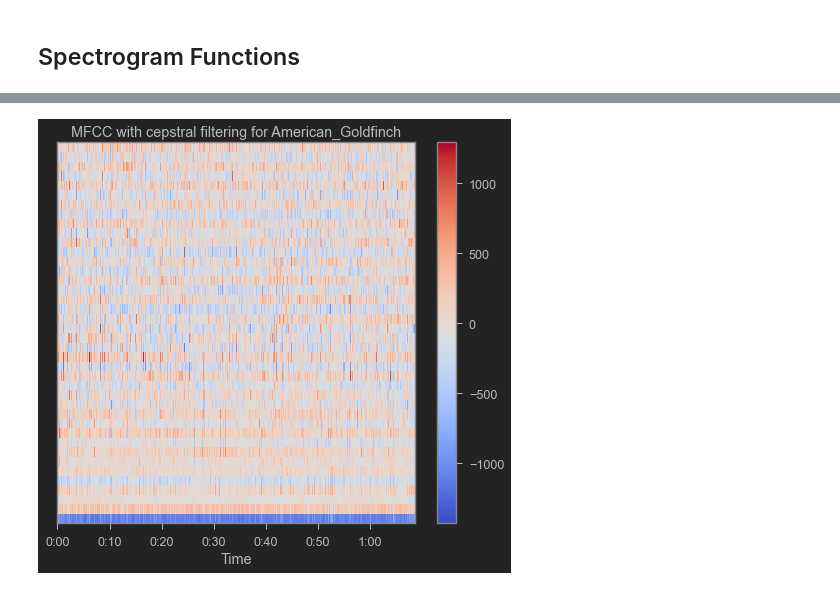
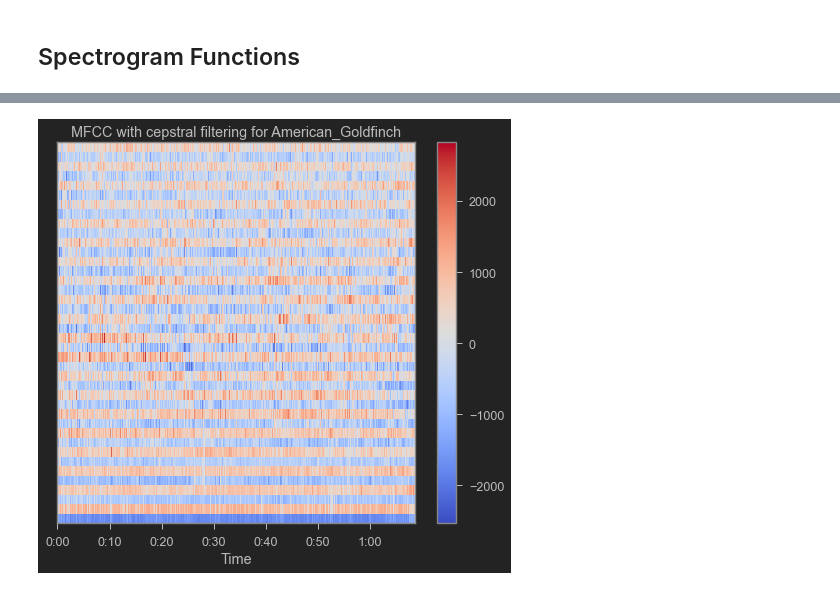
Before and after one commit to Xavier4t/Bird-Classifier, a Jupyter notebook: spectral_features.ipynb, the cells around one changed output, grey strips where cells are left out. Cells and saved outputs as stored; diff of their text form; code cells hidden in the pictures.

```diff
--- a/spectral_features.ipynb
+++ b/spectral_features.ipynb
@@ -9,19 +10,23 @@ from jupyterthemes import jtplot
 # %%
 jtplot.style(theme='monokai', context='notebook', ticks=True, gridlines='--')
 # %%
-mp3Folder = os.path.join("bird_data","wav_files")
-mp3Files = os.listdir(mp3Folder)
-test = os.path.join(mp3Folder, mp3Files[0])
+wavFolder = os.path.join("bird_data","wav_files")
+wavFiles = os.listdir(wavFolder)
+test = os.path.join(wavFolder, wavFiles[0])
 # %% [markdown]
 # Audio Spectral Features
 # %% [markdown]
 ## Load Audio Signal Function
 # %%
-# Load signal
-def loadSignal(file, downsample=True):
+# Load signal and apply noise reduction if required
+def loadSignal(file, downsample=True, denoise=False):
     SR = (22050 if downsample else 44100)
     signal, sr = librosa.load(file, sr=SR, mono=True)
-    return signal, sr
+    if denoise:
+        rsignal = nr.reduce_noise(audio_clip=signal, noise_clip=signal, verbose=False)
+        return rsignal, sr
+    else:
+        return signal, sr
 # %% [markdown]
 ## Spectrogram Functions
 # %%
@@ -88,9 +96,9 @@ Mel_Spectrogram(test,1024,128,1024,True)
 # %%
 # Mel-frequency cepstral coefficients (MFCCs)
-def MFCC(FILE, N_FFT, N_MFCC, HOP_LENGTH, FILTER=False):
+def MFCC(FILE, N_FFT, N_MFCC, HOP_LENGTH, DCT=2, FILTER=False):
     LIFTER=(2*N_MFCC if FILTER else 0) # cesptral filtering
-    signal, sr = loadSignal(FILE)
-    mfccs = librosa.feature.mfcc(y=signal, sr=sr, n_fft = N_FFT, n_mfcc=N_MFCC, hop_length=HOP_LENGTH, htk=True, lifter=LIFTER, dct_type=2)
+    signal, sr = loadSignal(FILE, True, True)
+    mfccs = librosa.feature.mfcc(y=signal, sr=sr, n_fft = N_FFT, n_mfcc=N_MFCC, hop_length=HOP_LENGTH, htk=True, lifter=LIFTER, dct_type=DCT)
     fig, ax = plt.subplots()
     img = librosa.display.specshow(mfccs, x_axis='time', ax=ax)
     fig.colorbar(img, ax=ax)
@@ -104,4 +116,4 @@ MFCC(test, 1024, 40, 1024)
 # %%
-MFCC(test, 1024, 40, 1024,True)
+MFCC(test, 1024, 40, 1024, 3, True)
 # %% [output]
-[figure, old version]
+[figure, new version]
```
Also changed, not shown: parts of 14 cells of this notebook, 2 other files.
